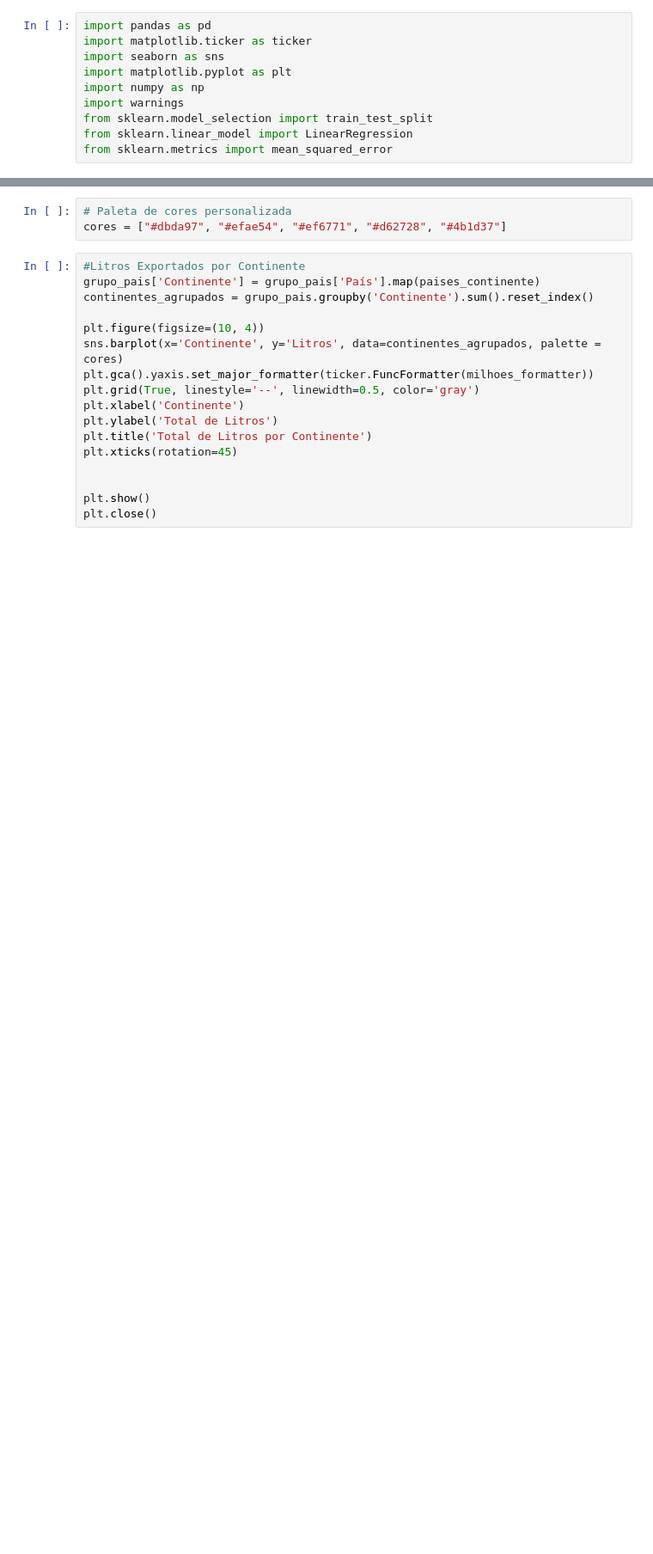
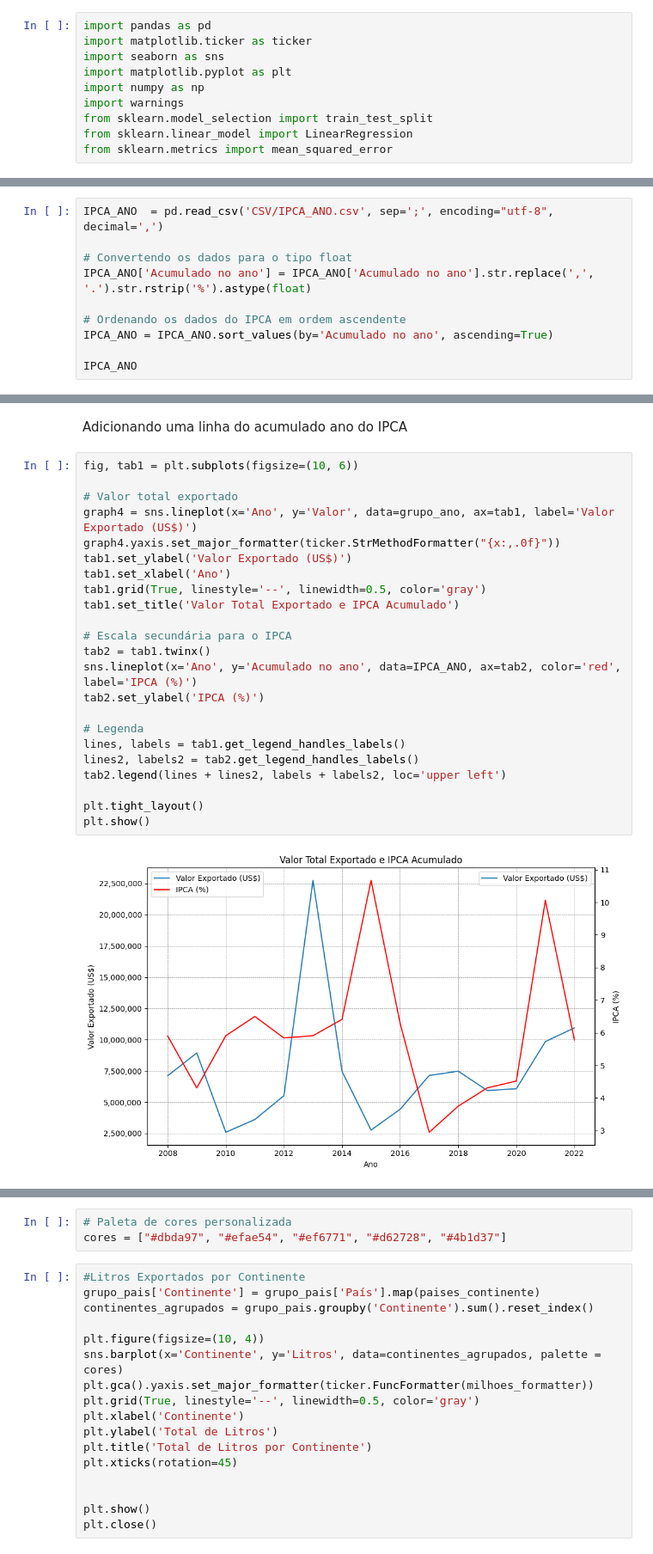
Before and after one commit to TSANTOSLIVE/PROJETO, a Jupyter notebook: Projeto_pos_tech.ipynb, the cells around one changed output, grey strips where cells are left out. Shown: that part at 86% size. Cells and saved outputs as stored; diff of their text form; blank space fills up the shorter version.

```diff
--- a/Projeto_pos_tech.ipynb
+++ b/Projeto_pos_tech.ipynb
@@ -254,0 +228,10 @@ plt.show()
+# %%
+IPCA_ANO  = pd.read_csv('CSV/IPCA_ANO.csv', sep=';', encoding="utf-8", decimal=',')
+
+# Convertendo os dados para o tipo float
+IPCA_ANO['Acumulado no ano'] = IPCA_ANO['Acumulado no ano'].str.replace(',', '.').str.rstrip('%').astype(float)
+
+# Ordenando os dados do IPCA em ordem ascendente
+IPCA_ANO = IPCA_ANO.sort_values(by='Acumulado no ano', ascending=True)
+
+IPCA_ANO
@@ -254,0 +329,27 @@ plt.show()
+# %% [markdown]
+Adicionando uma linha do acumulado ano do IPCA
+# %%
+fig, tab1 = plt.subplots(figsize=(10, 6))
+
+# Valor total exportado
+graph4 = sns.lineplot(x='Ano', y='Valor', data=grupo_ano, ax=tab1, label='Valor Exportado (US$)')
+graph4.yaxis.set_major_formatter(ticker.StrMethodFormatter("{x:,.0f}"))
+tab1.set_ylabel('Valor Exportado (US$)')
+tab1.set_xlabel('Ano')
+tab1.grid(True, linestyle='--', linewidth=0.5, color='gray')
+tab1.set_title('Valor Total Exportado e IPCA Acumulado')
+
+# Escala secundária para o IPCA
+tab2 = tab1.twinx()
+sns.lineplot(x='Ano', y='Acumulado no ano', data=IPCA_ANO, ax=tab2, color='red', label='IPCA (%)')
+tab2.set_ylabel('IPCA (%)')
+
+# Legenda
+lines, labels = tab1.get_legend_handles_labels()
+lines2, labels2 = tab2.get_legend_handles_labels()
+tab2.legend(lines + lines2, labels + labels2, loc='upper left')
+
+plt.tight_layout()
+plt.show()
+# %% [output]
+[figure, added]
```
Also changed, not shown: parts of 43 cells of this notebook, 4 other files.
